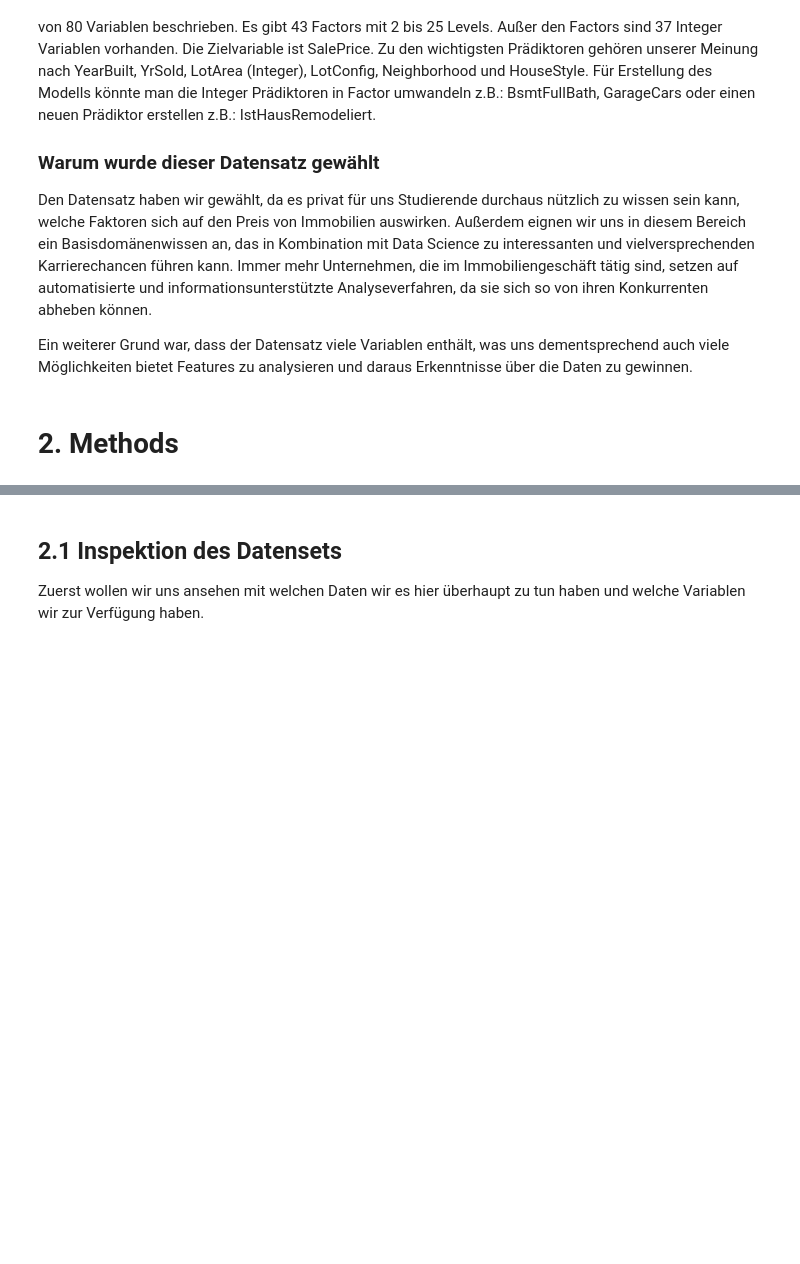
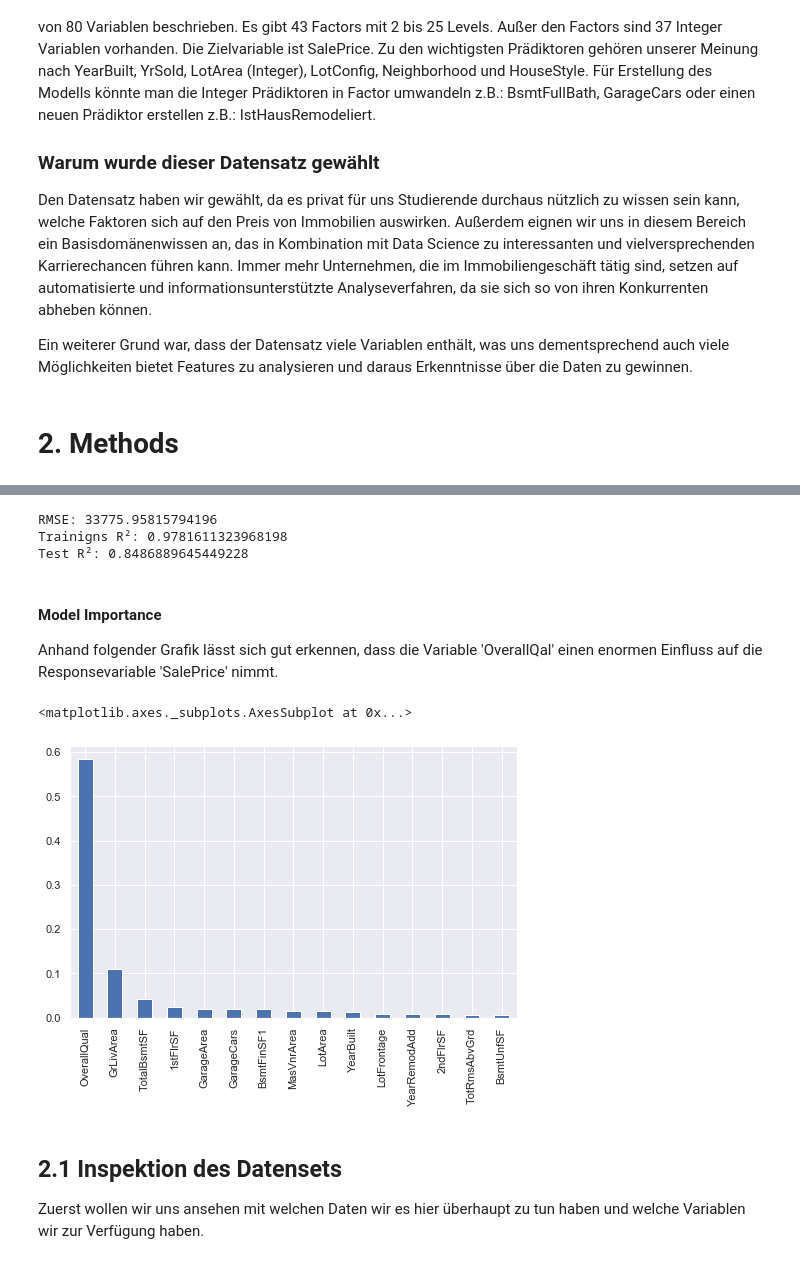
Before and after one commit to AndreasBleyel/AlgoProjekt, a Jupyter notebook: AmesHousePrices.ipynb, the cells around one changed output, grey strips where cells are left out. Drawn from its saved outputs; the diff is of its cells as text; code cells hidden in the pictures; blank space fills up the shorter version.

```diff
--- a/AmesHousePrices.ipynb
+++ b/AmesHousePrices.ipynb
@@ -24,0 +71,17 @@ Ein weiterer Grund war, dass der Datensatz viele Variablen enthält, was uns dem
+# %%
+# alle kategorialen daten werden in dummy variablen überführt
+data = pd.get_dummies(data)
+# %%
+# input und output features
+input_features = data.columns
+input_features = input_features.drop("SalePrice")
+
+output_features = ['SalePrice']
+
+
+# train test split
+train_X, test_X, train_y, test_y = train_test_split(
+    data[input_features],
+    data[output_features],
+    test_size=0.20
+)
@@ -24,0 +93,8 @@ Ein weiterer Grund war, dass der Datensatz viele Variablen enthält, was uns dem
+# %%
+# anwendung des robust scalers
+robust_scaler = RobustScaler()
+
+train_X = robust_scaler.fit_transform(train_X)
+test_X = robust_scaler.fit_transform(test_X)
+train_y = robust_scaler.fit_transform(train_y)
+test_y = robust_scaler.fit_transform(test_y)
@@ -25,3 +112,29 @@ Ein weiterer Grund war, dass der Datensatz viele Variablen enthält, was uns dem
+# %%
+from sklearn.metrics import mean_squared_error
+
+pred_reshaped = robust_scaler.inverse_transform(rfg_pred.reshape(-1, 1))
+test_y_reshaped = robust_scaler.inverse_transform(test_y.reshape(-1, 1))
+
+rmse_intro = np.sqrt(mean_squared_error(pred_reshaped, test_y_reshaped))
+r2_intro = rfg.score(test_X, test_y)
+
+print("RMSE: " + str(rmse_intro))
+print("Trainigns R²: " + str(rfg.score(train_X, train_y)))
+print("Test R²: " + str(rfg.score(test_X, test_y)))
+# %% [output]
+RMSE: 33775.95815794196
+Trainigns R²: 0.9781611323968198
+Test R²: 0.8486889645449228
+# %% [markdown]
+#### Model Importance
+Anhand folgender Grafik lässt sich gut erkennen, dass die Variable 'OverallQal' einen enormen Einfluss auf die Responsevariable 'SalePrice' nimmt.
+# %%
+feat_imp = pd.Series(rfg.feature_importances_, index=input_features)
+plt.figure(figsize=(8,5))
+feat_imp.nlargest(15).plot(kind='bar')
+# %% [output]
+<matplotlib.axes._subplots.AxesSubplot at 0x...>
+[figure, added]
 # %% [markdown]
 ## 2.1 Inspektion des Datensets
 Zuerst wollen wir uns ansehen mit welchen Daten wir es hier überhaupt zu tun haben und welche Variablen wir zur Verfügung haben.
```
Also changed, not shown: parts of 69 cells of this notebook.
